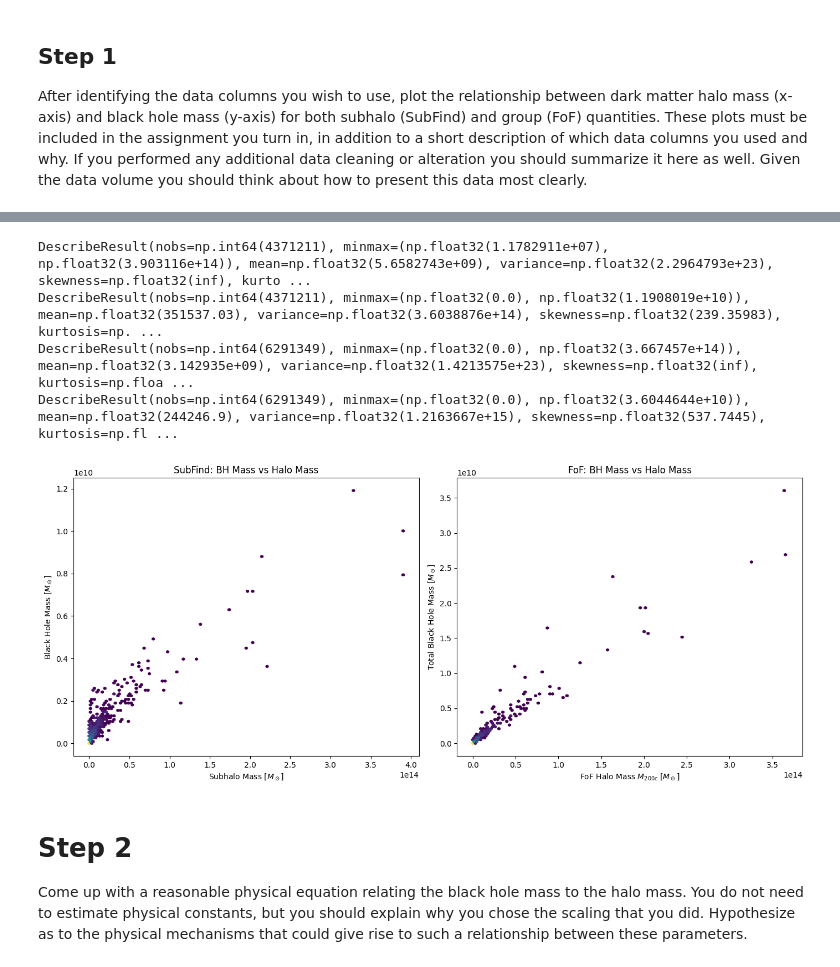
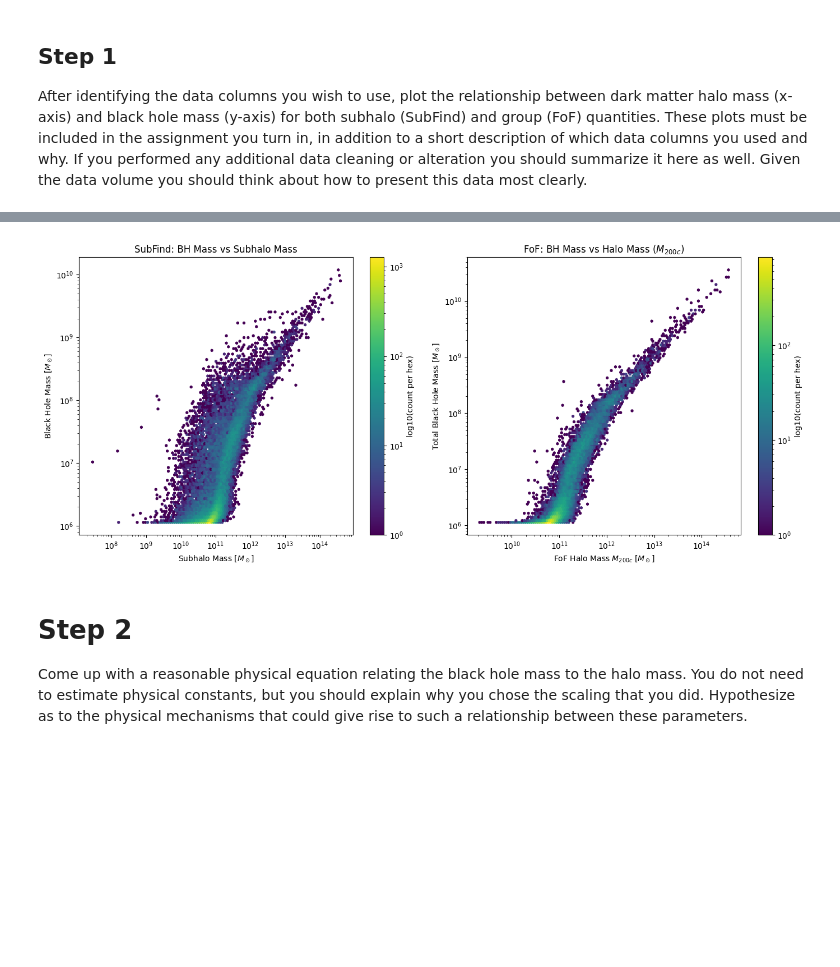
Before and after one commit to zangston/ASTR-5140, a Jupyter notebook: project3/project3.ipynb, the cells around one changed output, grey strips where cells are left out. Drawn from its saved outputs; the diff is of its cells as text; code cells hidden in the pictures; blank space fills up the shorter version.

```diff
--- a/project3/project3.ipynb
+++ b/project3/project3.ipynb
@@ -15,11 +18,11 @@ basePath = 'TNG100-1/output/'
 h = 0.704
 
 # Load FoF group catalog
-group_fields = ['Group_M_Crit200', 'GroupBHMass']
+group_fields = ['GroupMass', 'GroupBHMass', 'Group_M_Crit200']
 groups = il.groupcat.loadHalos(basePath, 99, fields=group_fields)
 
 # Load Subfind group catalog
-subhalo_fields = ['SubhaloMass', 'SubhaloBHMass', 'SubhaloMassType', 'SubhaloVelDisp', 'SubhaloSFRinRad']
+subhalo_fields = ['SubhaloMass', 'SubhaloBHMass', 'SubhaloMassType', 'SubhaloVelDisp', 'SubhaloSFRinRad', 'SubhaloVmax']
 subhalos = il.groupcat.loadSubhalos(basePath, 99, fields=subhalo_fields)
 # %% [markdown]
 ## Step 1
@@ -27,51 +154,47 @@ After identifying the data columns you wish to use, plot the relationship betwee
 # %%
-# Convert mass
-subhalo_mass = subhalos['SubhaloMass'] * 1e10 / h
-print(sp.stats.describe(subhalo_mass))
-subhalo_bh_mass = subhalos['SubhaloBHMass'] * 1e10 / h
-print(sp.stats.describe(subhalo_bh_mass))
-
-group_mass = groups['Group_M_Crit200'] * 1e10 / h
-print(sp.stats.describe(group_mass))
-group_bh_mass = groups['GroupBHMass'] * 1e10 / h
-print(sp.stats.describe(group_bh_mass))
-
-# No negative numbers so no data cleaning needed
-
-fig, ax = plt.subplots(1, 2, figsize=(14,6))
+fig, ax = plt.subplots(1, 2, figsize=(14, 6))
 
 # ---- SubFind ----
-# ax[0].scatter(subhalo_mass, subhalo_bh_mass, s=1)
-ax[0].hexbin(subhalo_mass, subhalo_bh_mass, gridsize=120, bins='log')   # AI suggested to use hexbin for better visualization of dense regions
-ax[0].set_xlabel('Subhalo Mass [$M_\\odot$]')
-ax[0].set_ylabel('Black Hole Mass [$M_\\odot$]')
-ax[0].set_title('SubFind: BH Mass vs Halo Mass')
+hb0 = ax[0].hexbin(
+    subhalo_mass[m_sf], subhalo_bh_mass[m_sf],
+    gridsize=120, xscale="log", yscale="log",
+    bins="log"
+)
+cbar0 = fig.colorbar(hb0, ax=ax[0])
+cbar0.set_label("log10(count per hex)")
 
-# Column justification:
-#   SubhaloMass: total bound mass of each galaxy-scale halo
-#   SubhaloBHMass: total BH mass within the subhalo
-#   these probe the BH–halo relation at the galaxy level
+ax[0].set_xlabel(r"Subhalo Mass [$M_\odot$]")
+ax[0].set_ylabel(r"Black Hole Mass [$M_\odot$]")
+ax[0].set_title("SubFind: BH Mass vs Subhalo Mass")
 
-# ---- FoF ----
-# ax[1].scatter(group_mass, group_bh_mass, s=1)
-ax[1].hexbin(group_mass, group_bh_mass, gridsize=120, bins='log')
-ax[1].set_xlabel('FoF Halo Mass $M_{200c}$ [$M_\\odot$]')
-ax[1].set_ylabel('Total Black Hole Mass [$M_\\odot$]')
-ax[1].set_title('FoF: BH Mass vs Halo Mass')
+# Justification:
+#   SubhaloMass = total bound mass of the subhalo (galaxy-scale bound structure)
+#   SubhaloBHMass = total BH mass within that subhalo
+#   → probes BH–(sub)halo relation at the galaxy/subhalo scale
 
-# Column justification:
-#   Group_M_Crit200: dark matter halo mass within R200
-#   GroupBHMass: total BH mass across entire FoF halo
-#   these probe the BH–halo relation at the full halo scale
+# ---- FoF (M200c) ----
+hb1 = ax[1].hexbin(
+    group_mass_200c[m_fof_200c], group_bh_mass[m_fof_200c],
+    gridsize=120, xscale="log", yscale="log",
+    bins="log"
+)
+cbar1 = fig.colorbar(hb1, ax=ax[1])
+cbar1.set_label("log10(count per hex)")
+
+ax[1].set_xlabel(r"FoF Halo Mass $M_{200c}$ [$M_\odot$]")
+ax[1].set_ylabel(r"Total Black Hole Mass [$M_\odot$]")
+ax[1].set_title(r"FoF: BH Mass vs Halo Mass ($M_{200c}$)")
+
+# Justification:
+#   Group_M_Crit200 = spherical-overdensity mass within R200c (200× critical density),
+#   a standard “virial mass” definition used in cosmology/galaxy formation literature.
+#   GroupBHMass = sum of BH masses over the entire FoF halo
+#   → probes BH–host halo relation using a standard SO mass definition
 
 plt.tight_layout()
 plt.show()
 # %% [output]
-DescribeResult(nobs=np.int64(4371211), minmax=(np.float32(1.1782911e+07), np.float32(3.903116e+14)), mean=np.float32(5.6582743e+09), variance=np.float32(2.2964793e+23), skewness=np.float32(inf), kurto ...
-DescribeResult(nobs=np.int64(4371211), minmax=(np.float32(0.0), np.float32(1.1908019e+10)), mean=np.float32(351537.03), variance=np.float32(3.6038876e+14), skewness=np.float32(239.35983), kurtosis=np. ...
-DescribeResult(nobs=np.int64(6291349), minmax=(np.float32(0.0), np.float32(3.667457e+14)), mean=np.float32(3.142935e+09), variance=np.float32(1.4213575e+23), skewness=np.float32(inf), kurtosis=np.floa ...
-DescribeResult(nobs=np.int64(6291349), minmax=(np.float32(0.0), np.float32(3.6044644e+10)), mean=np.float32(244246.9), variance=np.float32(1.2163667e+15), skewness=np.float32(537.7445), kurtosis=np.fl ...
-[figure, old version]
+[figure, new version]
 # %% [markdown]
 # Step 2
 Come up with a reasonable physical equation relating the black hole mass to the halo mass. You do not need to estimate physical constants, but you should explain why you chose the scaling that you did. Hypothesize as to the physical mechanisms that could give rise to such a relationship between these parameters.
```
Also changed, not shown: parts of 7 cells of this notebook.
